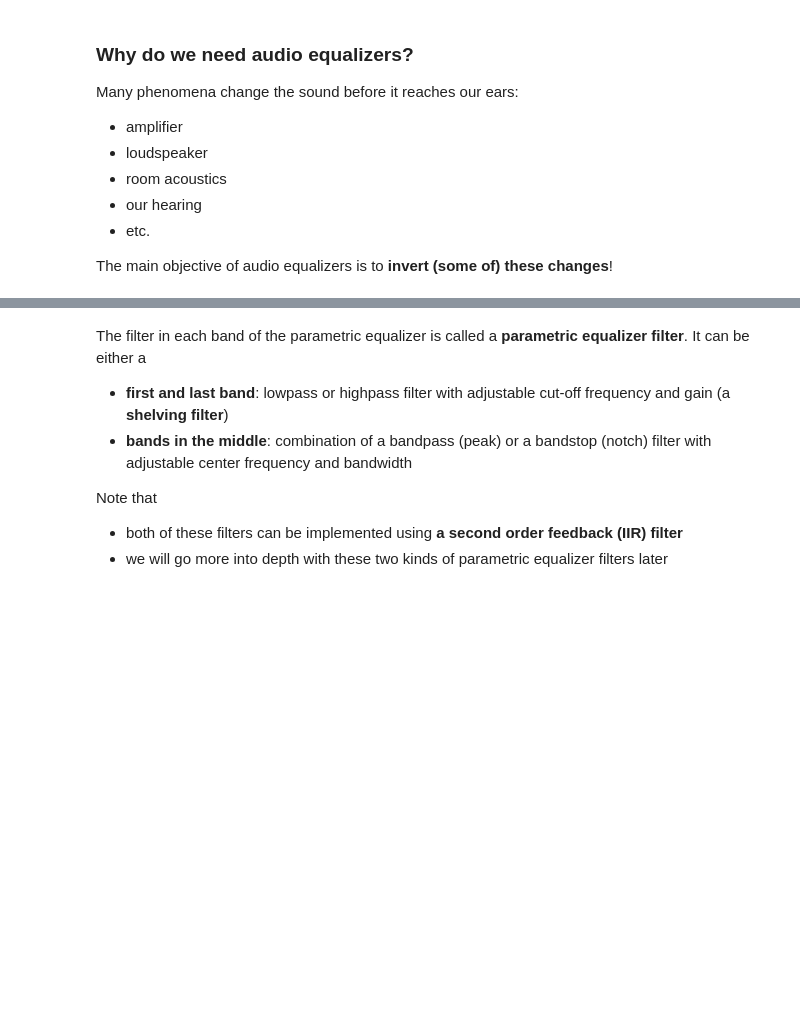
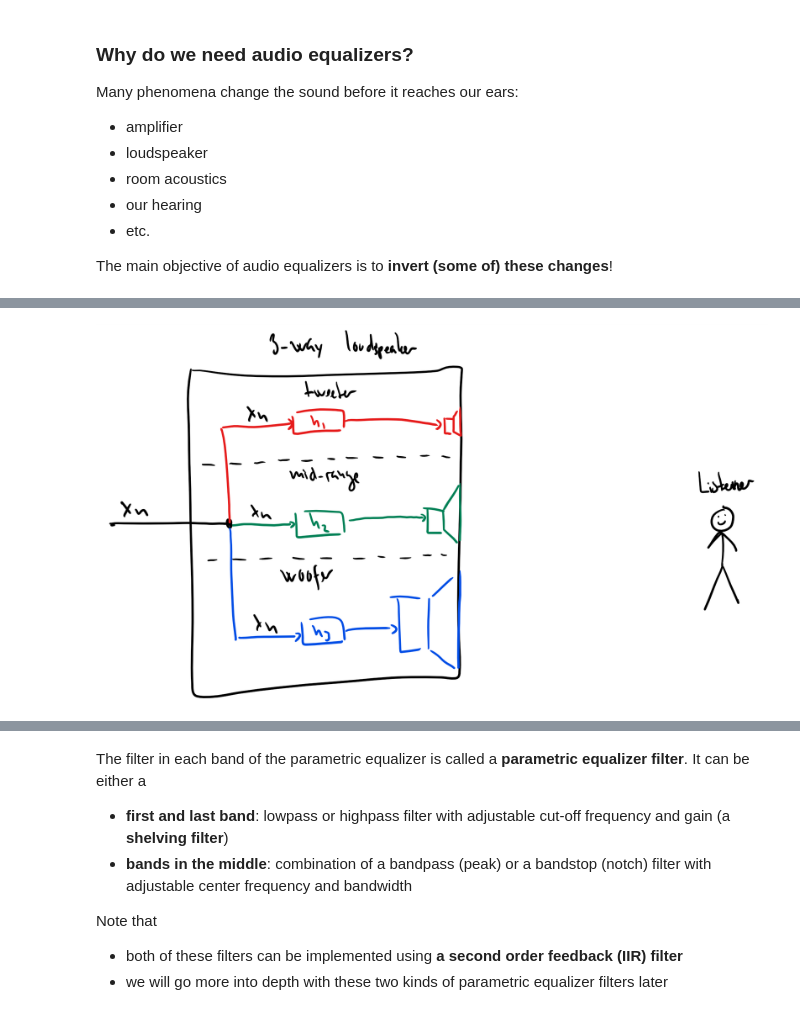
Before and after one commit to SMC-AAU-CPH/med4-ap-jupyter, a Jupyter notebook: lectureA_Eq/apLecture10.ipynb, the cells around one changed output, grey strips where cells are left out. Drawn from its saved outputs; the diff is of its cells as text; code cells hidden in the pictures; blank space fills up the shorter version.

```diff
--- a/lectureA_Eq/apLecture10.ipynb
+++ b/lectureA_Eq/apLecture10.ipynb
@@ -39,2 +41,6 @@ We need to tune the filters in the loudspeaker so that the listener hears what i
+# %%
+Image('figures/ap10ThreeWaySpeaker.png',width=myWidth)
+# %% [output]
+[figure, added]
 # %% [markdown]
 #### Example: equalizing compensation for hearing loss
```
Also changed, not shown: parts of 7 cells of this notebook.
